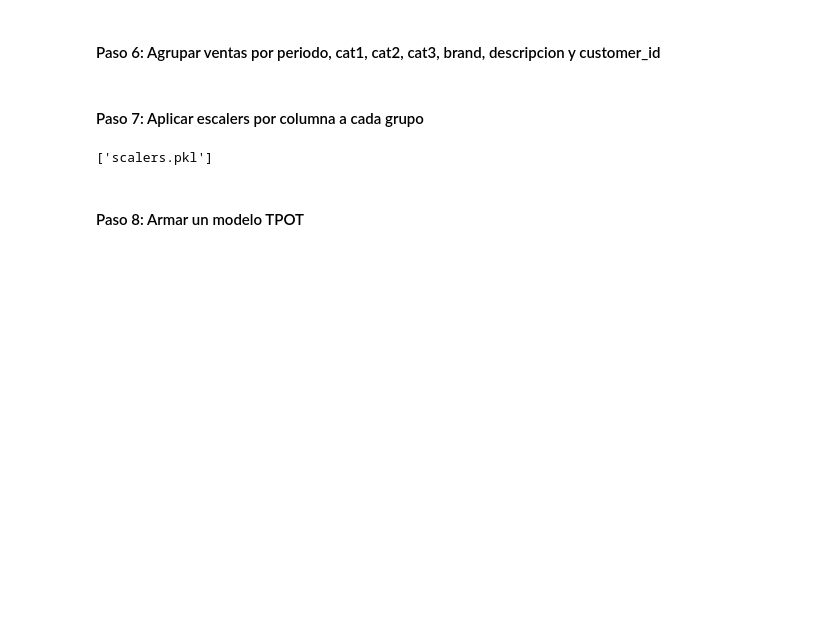
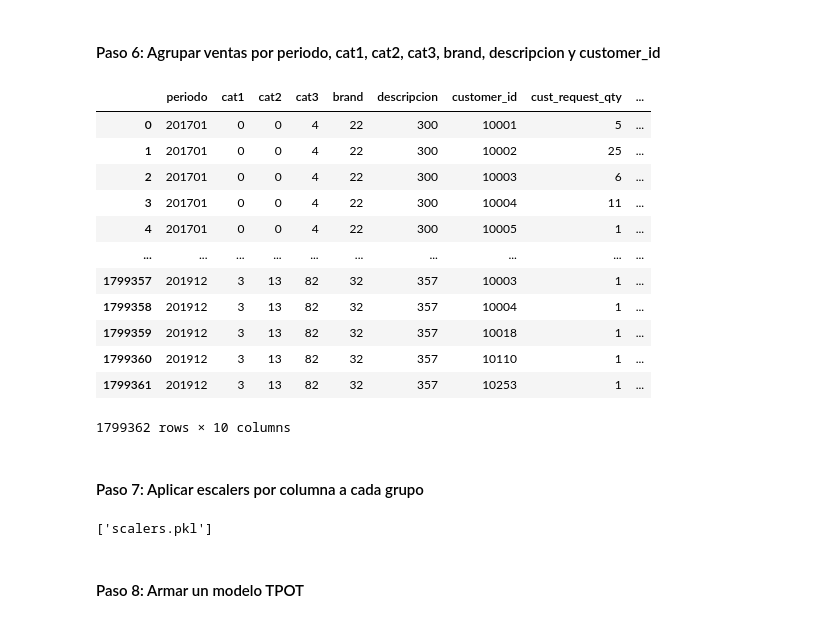
Before and after one commit to marianoMarchetta1/LaboratorioIII, a Jupyter notebook: Models/CategoryGroupAutoML/model.ipynb, the cells around one changed output. Cells and saved outputs as stored; diff of their text form; code cells hidden in the pictures; blank space fills up the shorter version.

```diff
--- a/Models/CategoryGroupAutoML/model.ipynb
+++ b/Models/CategoryGroupAutoML/model.ipynb
@@ -111,11 +179,27 @@ ratio_dict = ratios.set_index(['cat1', 'cat2', 'cat3', 'brand', 'descripcion', '
 #### Paso 6: Agrupar ventas por periodo, cat1, cat2, cat3, brand, descripcion y customer_id
 # %%
 # Agrupar y sumarizar
-grouped_df = df_filtered.groupby(['periodo', 'cat1', 'cat2', 'cat3', 'brand', 'descripcion', 'customer_id']).agg({
+grouped_df = df_filtered.groupby(['periodo', 'cat1', 'cat2', 'cat3', 'brand', 'descripcion', 'customer_id', 'quarter', 'month']).agg({
     'cust_request_qty': 'sum',
     'cust_request_tn': 'sum',
     'tn': 'sum'
 }).reset_index()
+# %%
+display(grouped_df)
+# %% [output]
+|  | periodo | cat1 | cat2 | cat3 | brand | descripcion | customer_id | cust_request_qty | ... |
+| 0 | 201701 | 0 | 0 | 4 | 22 | 300 | 10001 | 5 | ... |
+| 1 | 201701 | 0 | 0 | 4 | 22 | 300 | 10002 | 25 | ... |
+| 2 | 201701 | 0 | 0 | 4 | 22 | 300 | 10003 | 6 | ... |
+| 3 | 201701 | 0 | 0 | 4 | 22 | 300 | 10004 | 11 | ... |
+| 4 | 201701 | 0 | 0 | 4 | 22 | 300 | 10005 | 1 | ... |
+| ... | ... | ... | ... | ... | ... | ... | ... | ... | ... |
+| 1799357 | 201912 | 3 | 13 | 82 | 32 | 357 | 10003 | 1 | ... |
+| 1799358 | 201912 | 3 | 13 | 82 | 32 | 357 | 10004 | 1 | ... |
+| 1799359 | 201912 | 3 | 13 | 82 | 32 | 357 | 10018 | 1 | ... |
+| 1799360 | 201912 | 3 | 13 | 82 | 32 | 357 | 10110 | 1 | ... |
+| 1799361 | 201912 | 3 | 13 | 82 | 32 | 357 | 10253 | 1 | ... |
+1799362 rows × 10 columns
 # %% [markdown]
 #### Paso 7: Aplicar escalers por columna a cada grupo
 # %%
```
Also changed, not shown: parts of 7 cells of this notebook, 1 other file.
